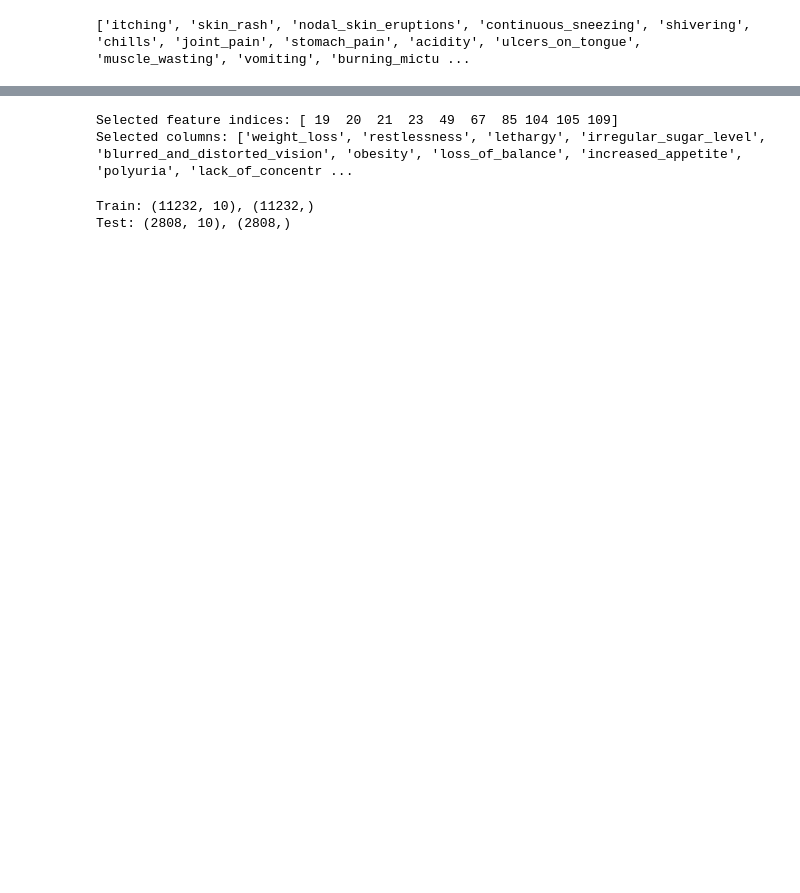
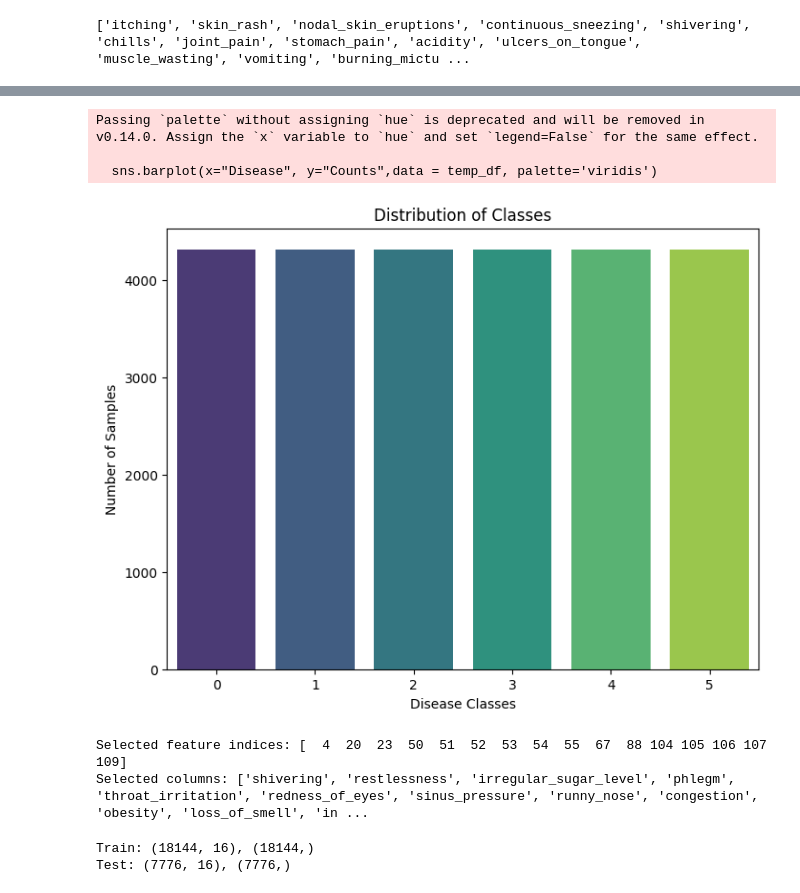
Before and after one commit to sama207/Disease-prediction-, a Jupyter notebook: symptoms_samples2.ipynb, the cells around one changed output, grey strips where cells are left out. Saved outputs shown, nothing was run; the diff lists cells and outputs as text; code cells hidden in the pictures; blank space fills up the shorter version.

```diff
--- a/symptoms_samples2.ipynb
+++ b/symptoms_samples2.ipynb
@@ -163,8 +174,25 @@ y = data.iloc[:, -1]
+# %%
+# Checking whether the dataset is balanced or not
+disease_counts = y.value_counts()
+temp_df = pd.DataFrame({
+    "Disease": disease_counts.index,
+    "Counts": disease_counts.values
+})
+
+plt.figure(figsize=(8, 6))
+sns.barplot(x="Disease", y="Counts",data = temp_df, palette='viridis')
+plt.title("Distribution of Classes")
+plt.xlabel("Disease Classes")
+plt.ylabel("Number of Samples")
+plt.show()
+# %% [output]
+Passing `palette` without assigning `hue` is deprecated and will be removed in v0.14.0. Assign the `x` variable to `hue` and set `legend=False` for the same effect.
+
+  sns.barplot(x="Disease", y="Counts",data = temp_df, palette='viridis')
+[figure, added]
 # %%
-# sama
-
 # Assume X is your feature matrix and y is your target variable
-selector = SelectKBest(score_func=chi2, k=10)  # Select top 10 features
+selector = SelectKBest(score_func=chi2, k=16)  # Select top 10 features
 X = selector.fit_transform(XX, y)
 
 # Get scores and feature indices
@@ -175,5 +203,5 @@ print("Selected feature indices:", selected_features)
 selected_columns = XX.columns[selector.get_support()].tolist()
 print("Selected columns:", selected_columns)
 # %% [output]
-Selected feature indices: [ 19  20  21  23  49  67  85 104 105 109]
-Selected columns: ['weight_loss', 'restlessness', 'lethargy', 'irregular_sugar_level', 'blurred_and_distorted_vision', 'obesity', 'loss_of_balance', 'increased_appetite', 'polyuria', 'lack_of_concentr ...
+Selected feature indices: [  4  20  23  50  51  52  53  54  55  67  88 104 105 106 107 109]
+Selected columns: ['shivering', 'restlessness', 'irregular_sugar_level', 'phlegm', 'throat_irritation', 'redness_of_eyes', 'sinus_pressure', 'runny_nose', 'congestion', 'obesity', 'loss_of_smell', 'in ...
@@ -201,9 +208,9 @@ Selected columns: ['weight_loss', 'restlessness', 'lethargy', 'irregular_sugar_l
 # %%
 X_train, X_test, y_train, y_test =train_test_split(
-  X, y, test_size = 0.2, random_state = 42)
+  X, y, test_size = 0.3, random_state = 42)
 
 print(f"Train: {X_train.shape}, {y_train.shape}")
 print(f"Test: {X_test.shape}, {y_test.shape}")
 # %% [output]
-Train: (11232, 10), (11232,)
-Test: (2808, 10), (2808,)
+Train: (18144, 16), (18144,)
+Test: (7776, 16), (7776,)
```
Also changed, not shown: parts of 25 cells of this notebook, 2 other files.
